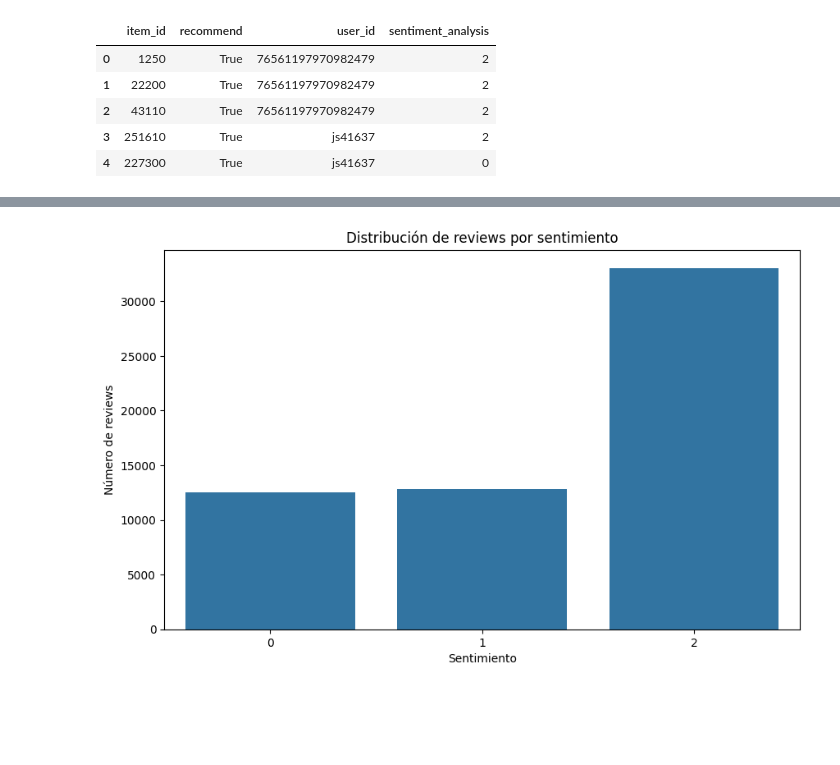
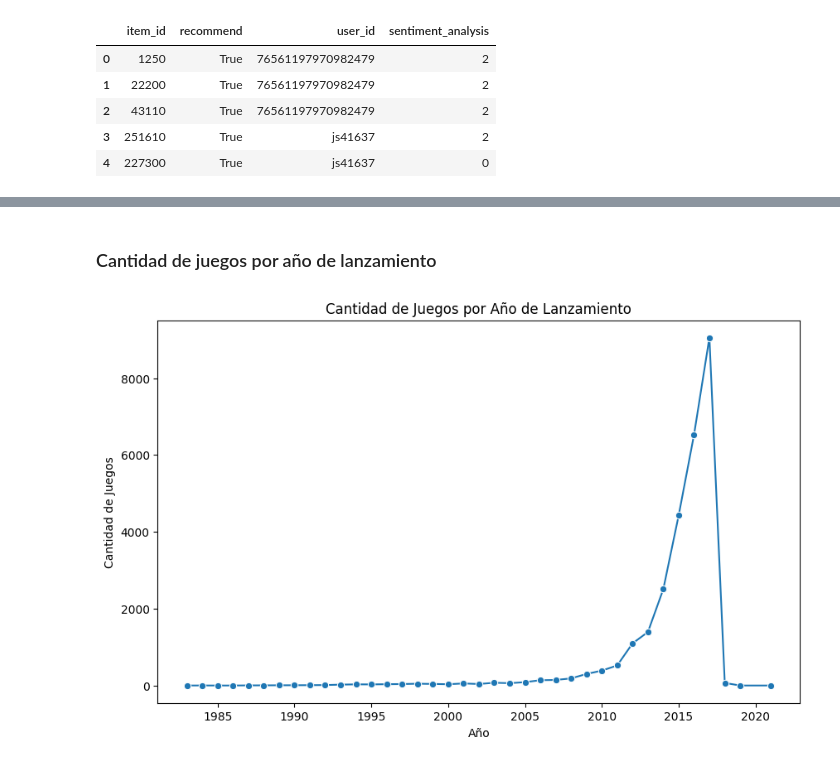
Before and after one commit to SantosIparraguirre/Sistema-Recomendacion-Steam, a Jupyter notebook: EDA/eda.ipynb, the cells around one changed output, grey strips where cells are left out. Cells and saved outputs as stored; diff of their text form; code cells hidden in the pictures; blank space fills up the shorter version.

```diff
--- a/EDA/eda.ipynb
+++ b/EDA/eda.ipynb
@@ -78,12 +112,13 @@ plt.show()
+# %% [markdown]
+### Cantidad de juegos por año de lanzamiento
 # %%
-# Conteo de reviews por sentimiento
-sentiment_counts = df_reviews['sentiment_analysis'].value_counts()
-
-plt.figure(figsize=(10,6))
-sns.barplot(x=sentiment_counts.index, y=sentiment_counts.values)
-plt.title('Distribución de reviews por sentimiento')
-plt.xlabel('Sentimiento')
-plt.ylabel('Número de reviews')
+df_games['release_year'] = df_games['release_date'].dt.year
+games_per_year = df_games['release_year'].value_counts().sort_index()
+plt.figure(figsize=(10, 6))
+sns.lineplot(x=games_per_year.index, y=games_per_year.values, marker='o')
+plt.title('Cantidad de Juegos por Año de Lanzamiento')
+plt.xlabel('Año')
+plt.ylabel('Cantidad de Juegos')
 plt.show()
 # %% [output]
-[figure, old version]
+[figure, new version]
```
Also changed, not shown: parts of 16 cells of this notebook, 17 other files.
